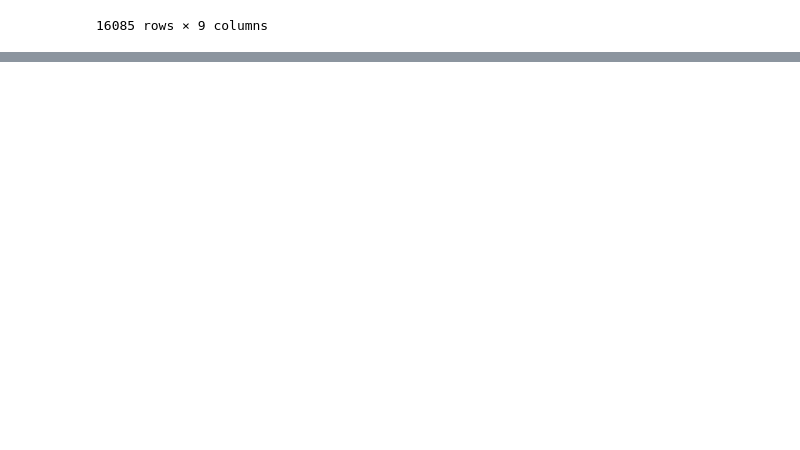
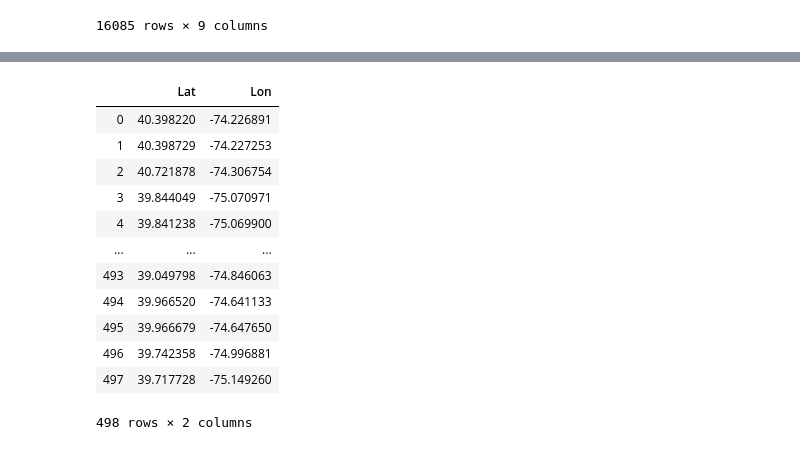
Before and after one commit to Bulinche/Dwelling---Project-3, a Jupyter notebook: ZipCodeCities/city2Muni.ipynb, the cells around one changed output, grey strips where cells are left out. Saved outputs shown, nothing was run; the diff lists cells and outputs as text; code cells hidden in the pictures; blank space fills up the shorter version.

Commit message:
transit

```diff
--- a/ZipCodeCities/city2Muni.ipynb
+++ b/ZipCodeCities/city2Muni.ipynb
@@ -246,0 +270,18 @@ busdf.to_csv("stopB1city.csv")
+# %%
+bndf = pd.read_csv("../NJ Transit Data/bN.csv")
+# %%
+bndf
+# %% [output]
+|  | Lat | Lon |
+| 0 | 40.398220 | -74.226891 |
+| 1 | 40.398729 | -74.227253 |
+| 2 | 40.721878 | -74.306754 |
+| 3 | 39.844049 | -75.070971 |
+| 4 | 39.841238 | -75.069900 |
+| ... | ... | ... |
+| 493 | 39.049798 | -74.846063 |
+| 494 | 39.966520 | -74.641133 |
+| 495 | 39.966679 | -74.647650 |
+| 496 | 39.742358 | -74.996881 |
+| 497 | 39.717728 | -75.149260 |
+498 rows × 2 columns
```
Also changed, not shown: parts of 5 cells of this notebook, 3 other files.
